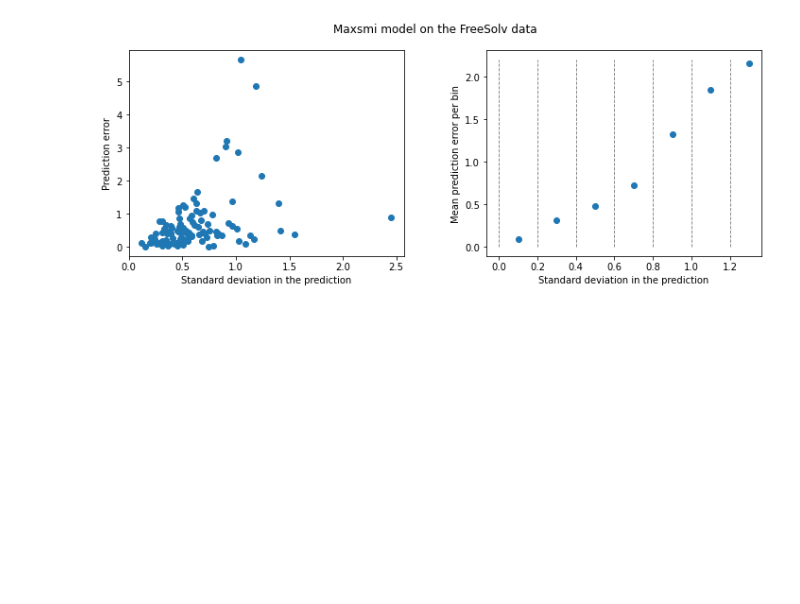
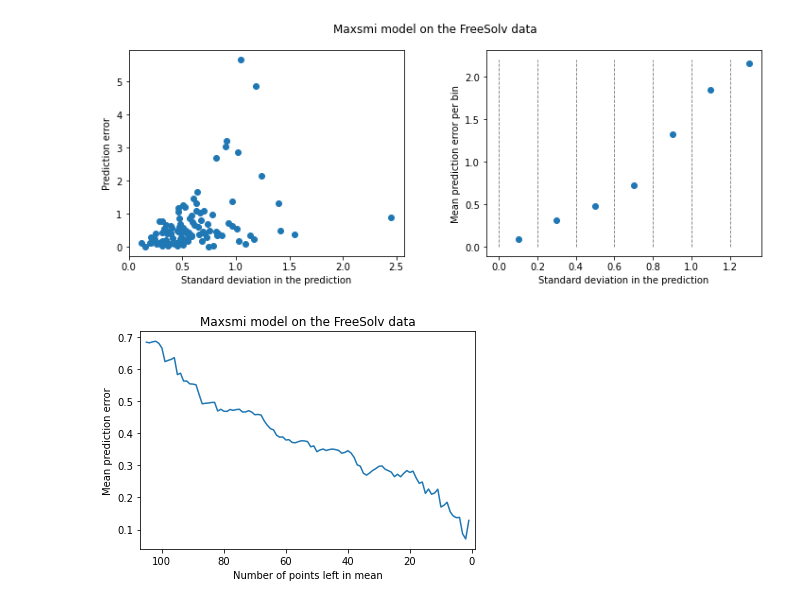
Before and after one commit to volkamerlab/maxsmi, a Jupyter notebook: maxsmi/results_analysis/results_ensemble_learning_confidence_vs_rmse.ipynb, the cells around one changed output. Saved outputs shown, nothing was run; the diff lists cells and outputs as text; code cells hidden in the pictures; blank space fills up the shorter version.

Commit message:
added confidence curve code

```diff
--- a/maxsmi/results_analysis/results_ensemble_learning_confidence_vs_rmse.ipynb
+++ b/maxsmi/results_analysis/results_ensemble_learning_confidence_vs_rmse.ipynb
@@ -193,3 +193,45 @@ def scatter_std_dev_vs_error(dataframe, task, save_fig=True):
 scatter_std_dev_vs_error(maxsmi_data, TASK)
 # %% [output]
 [figure]
+# %%
+def confidence_curve(dataframe, task, save_fig=True):
+    """
+    Confidence curve of the standard deviation
+    vs.the prediction error.
+
+    Parameters
+    ----------
+    dataframe : pd.DataFrame
+        The dataframe of the results.
+    task : str
+        The task to consider
+    save_fig : bool
+        Whether to save the figure.
+
+    Returns
+    -------
+    None
+    """
+
+    std_error_zip = list(zip(dataframe['std_prediction'].values,dataframe['average_error'].values))
+    std_error_zip.sort(key=lambda x:x[0])
+    avg_err = []
+    while std_error_zip:
+        avg_err.append(numpy.mean([a[1] for a in std_error_zip]))
+        std_error_zip = std_error_zip[:-1]
+
+
+    fig, ax = plt.subplots()
+    x_axis= range(len(avg_err),0,-1)
+    plt.plot(x_axis,avg_err)
+
+    ax.set_xlim(107, -1)
+    ax.set_title(f"Maxsmi model on the {task} data")
+    ax.set_xlabel("Number of points left in mean")
+    ax.set_ylabel("Mean prediction error")
+
+    plt.show()
+# %%
+confidence_curve(maxsmi_data, TASK)
+# %% [output]
+[figure, added]
```
Also changed, not shown: 1 other file.
